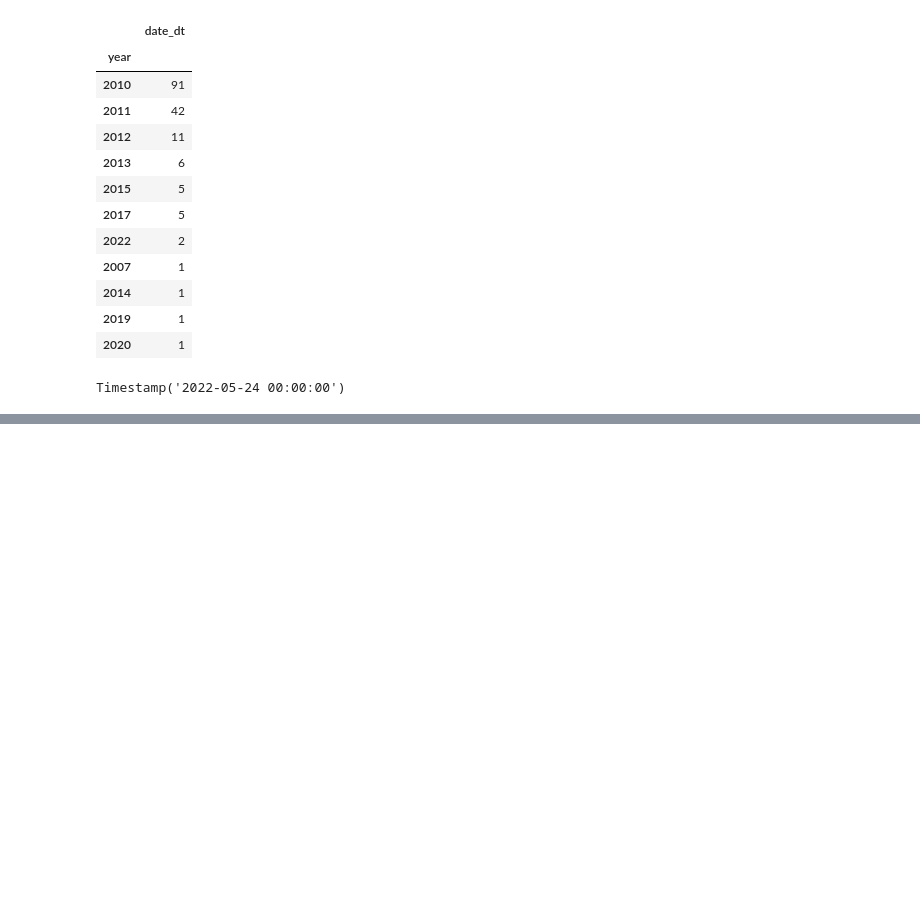
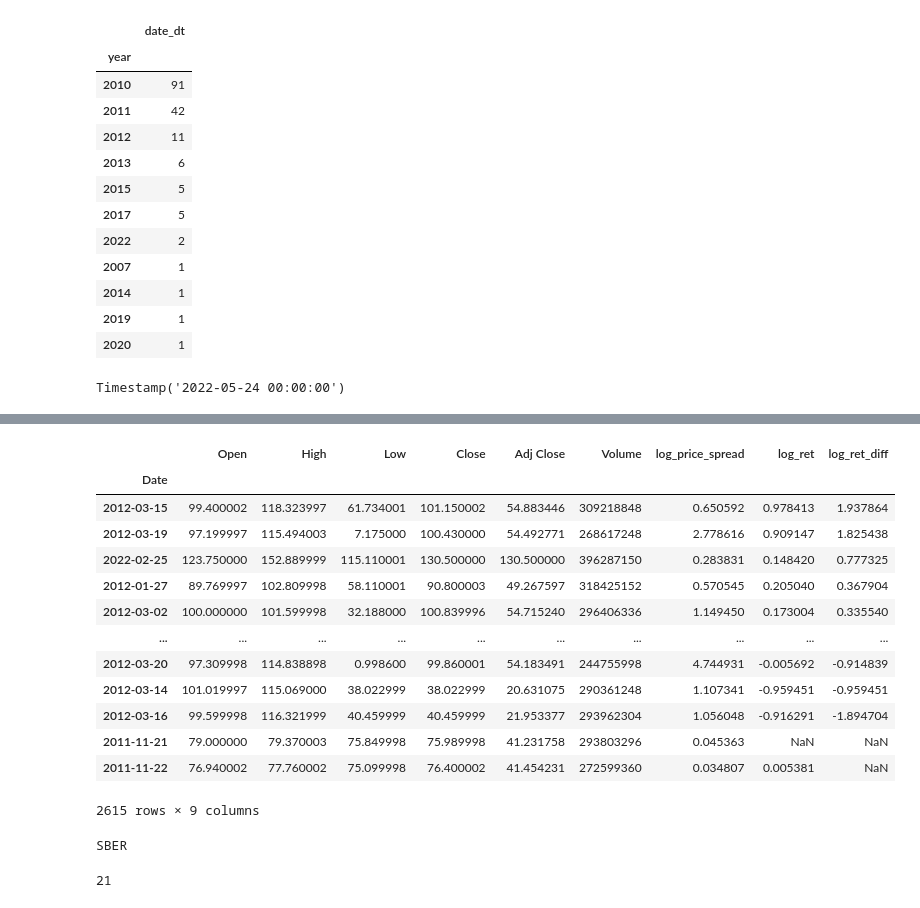
Before and after one commit to damnpav/news_analysis, a Jupyter notebook: _1_quotes.ipynb, the cells around one changed output, grey strips where cells are left out. Cells and saved outputs as stored; diff of their text form; code cells hidden in the pictures; blank space fills up the shorter version.

Commit message:
quotes analysis

```diff
--- a/_1_quotes.ipynb
+++ b/_1_quotes.ipynb
@@ -154,0 +167,5 @@ Timestamp('2022-05-24 00:00:00')
+# %%
+selected_quotes = {}
+for key_val in fdata_list.keys():
+    if key_val in lower_dates_tickets:
+        selected_quotes[key_val] = fdata_list[key_val]
@@ -154,0 +198,3 @@ Timestamp('2022-05-24 00:00:00')
+# %%
+for key_val in selected_quotes.keys():
+    selected_quotes[key_val]['log_ret'] = np.log(selected_quotes[key_val]['Close']) - np.log(selected_quotes[key_val]['Close'].shift(1))
@@ -154,0 +203,3 @@ Timestamp('2022-05-24 00:00:00')
+# %%
+for key_val in selected_quotes.keys():
+    selected_quotes[key_val]['log_price_spread'] = np.log(selected_quotes[key_val]['High']) - np.log(selected_quotes[key_val]['Low'])
@@ -154,0 +214,20 @@ Timestamp('2022-05-24 00:00:00')
+# %%
+for key_val in selected_quotes.keys():
+    selected_quotes[key_val]['log_ret_diff'] = selected_quotes[key_val]['log_ret'] - selected_quotes[key_val]['log_ret'].shift(1)
+# %%
+selected_quotes['SBER'].sort_values(by='log_ret_diff', ascending=False)  # похожие вещи с грязными close есть похоже, надо проверить
+# %% [output]
+|  | Open | High | Low | Close | Adj Close | Volume | log_price_spread | log_ret | log_ret_diff |
+| Date |  |  |  |  |  |  |  |  |  |
+| 2012-03-15 | 99.400002 | 118.323997 | 61.734001 | 101.150002 | 54.883446 | 309218848 | 0.650592 | 0.978413 | 1.937864 |
+| 2012-03-19 | 97.199997 | 115.494003 | 7.175000 | 100.430000 | 54.492771 | 268617248 | 2.778616 | 0.909147 | 1.825438 |
+| 2022-02-25 | 123.750000 | 152.889999 | 115.110001 | 130.500000 | 130.500000 | 396287150 | 0.283831 | 0.148420 | 0.777325 |
+| 2012-01-27 | 89.769997 | 102.809998 | 58.110001 | 90.800003 | 49.267597 | 318425152 | 0.570545 | 0.205040 | 0.367904 |
+| 2012-03-02 | 100.000000 | 101.599998 | 32.188000 | 100.839996 | 54.715240 | 296406336 | 1.149450 | 0.173004 | 0.335540 |
+| ... | ... | ... | ... | ... | ... | ... | ... | ... | ... |
+| 2012-03-20 | 97.309998 | 114.838898 | 0.998600 | 99.860001 | 54.183491 | 244755998 | 4.744931 | -0.005692 | -0.914839 |
+| 2012-03-14 | 101.019997 | 115.069000 | 38.022999 | 38.022999 | 20.631075 | 290361248 | 1.107341 | -0.959451 | -0.959451 |
+| 2012-03-16 | 99.599998 | 116.321999 | 40.459999 | 40.459999 | 21.953377 | 293962304 | 1.056048 | -0.916291 | -1.894704 |
+| 2011-11-21 | 79.000000 | 79.370003 | 75.849998 | 75.989998 | 41.231758 | 293803296 | 0.045363 | NaN | NaN |
+| 2011-11-22 | 76.940002 | 77.760002 | 75.099998 | 76.400002 | 41.454231 | 272599360 | 0.034807 | 0.005381 | NaN |
+2615 rows × 9 columns
@@ -154,0 +243,8 @@ Timestamp('2022-05-24 00:00:00')
+# %%
+for key_val in selected_quotes.keys():
+    try:
+        selected_quotes[key_val] = selected_quotes[key_val].set_index('Date')
+    except Exception:
+        print(key_val)
+# %% [output]
+SBER
@@ -154,0 +256,4 @@ Timestamp('2022-05-24 00:00:00')
+# %%
+selected_quotes['SBER']['Date'][0].day
+# %% [output]
+21
```
Also changed, not shown: parts of 25 cells of this notebook.
